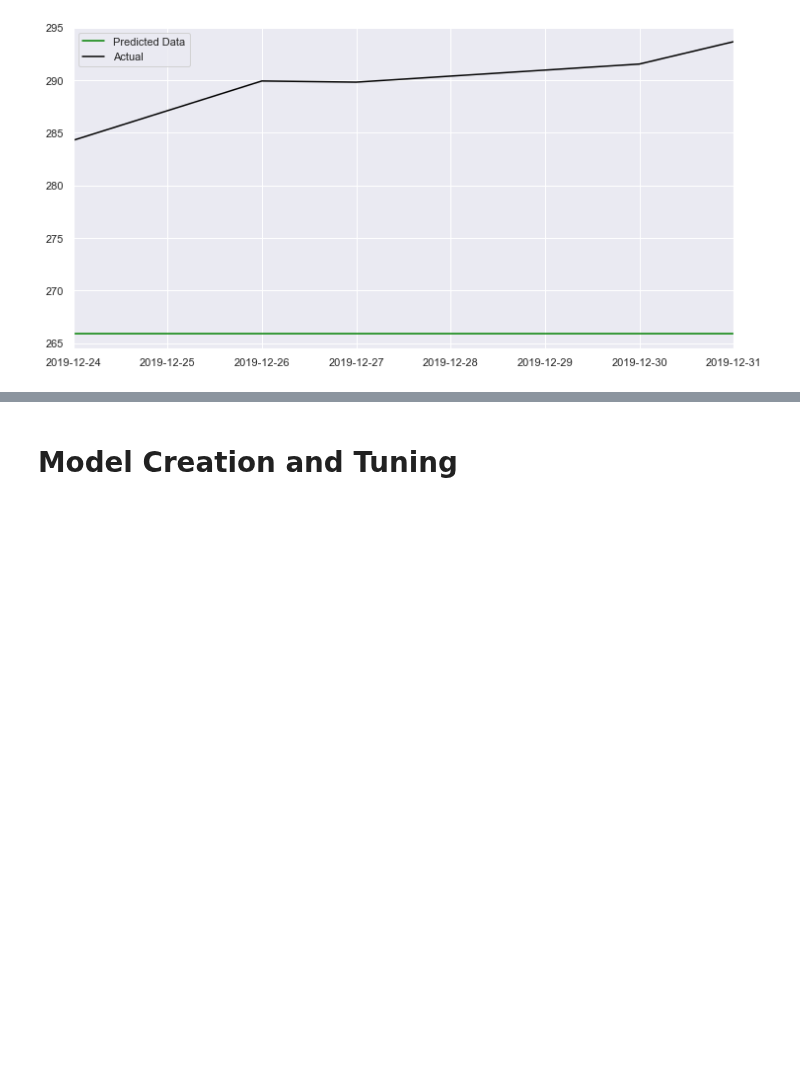
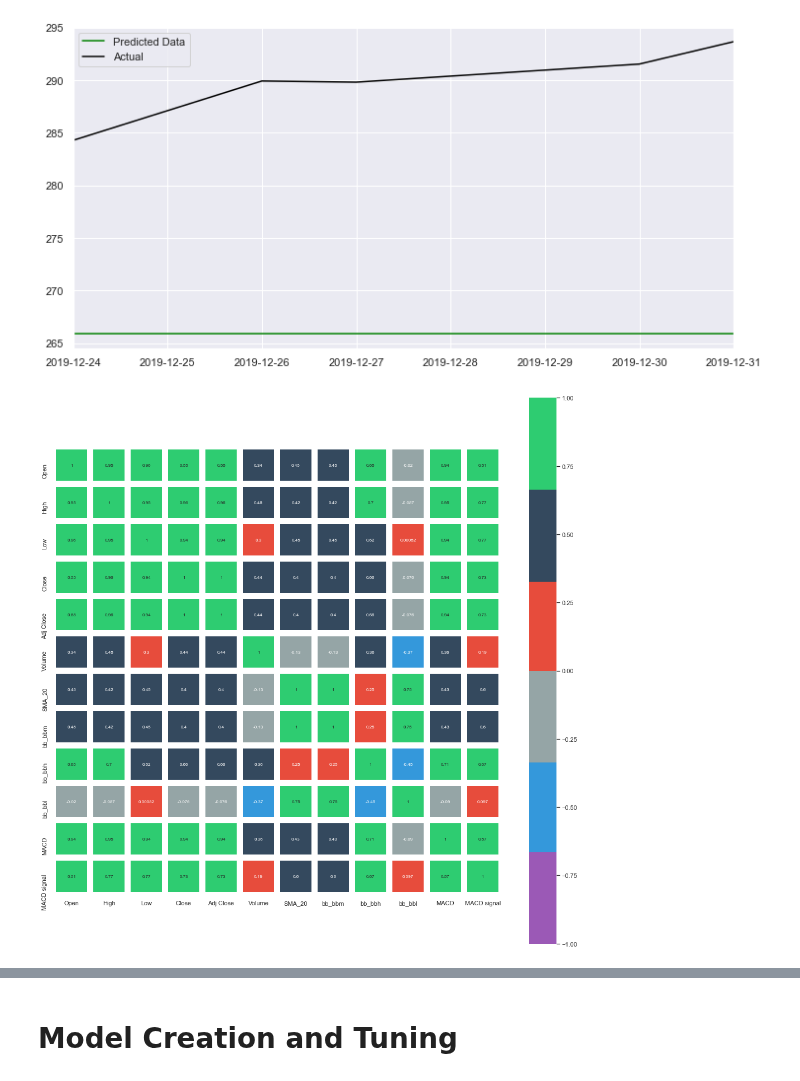
Before and after one commit to tedsmoore/njit-ml-project-spring-2020, a Jupyter notebook: notebooks/a-final-notebook.ipynb, the cells around one changed output, grey strips where cells are left out. Drawn from its saved outputs; the diff is of its cells as text; code cells hidden in the pictures; blank space fills up the shorter version.

```diff
--- a/notebooks/a-final-notebook.ipynb
+++ b/notebooks/a-final-notebook.ipynb
@@ -390,3 +390,7 @@ RMSE: 24.176754200056816
 ====================================================================================================
 [figure]
 [figure]
+# %%
+corr_plot(AMZN)
+# %% [output]
+[figure, added]
```
Also changed, not shown: parts of 3 cells of this notebook.
